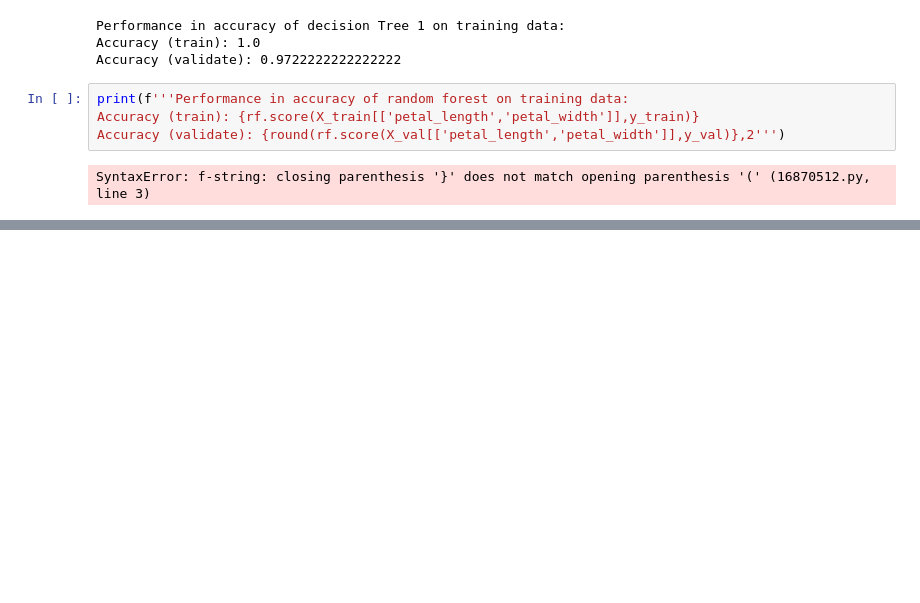
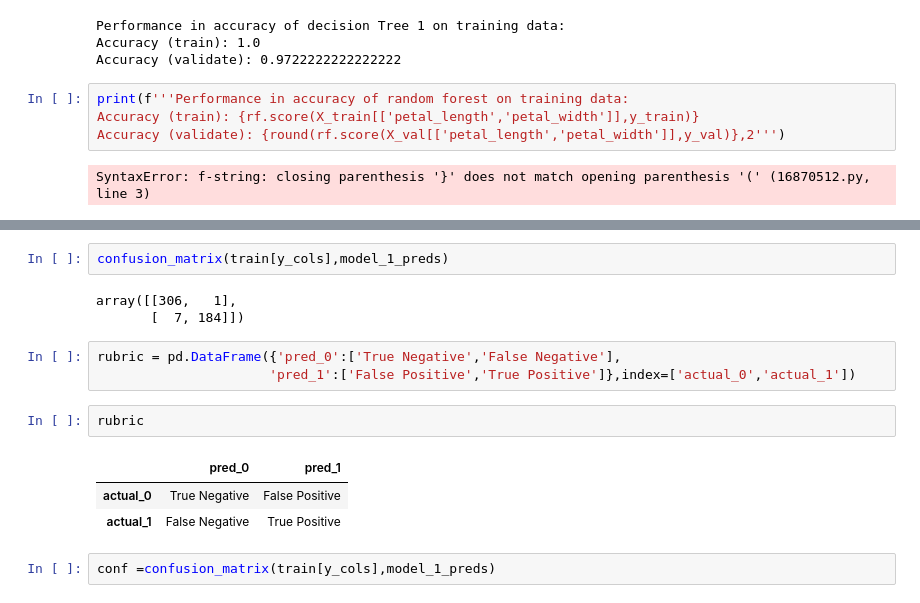
Before and after one commit to gabecavazos/classification-exercises, a Jupyter notebook: decision_tree.ipynb, the cells around one changed output, grey strips where cells are left out. Cells and saved outputs as stored; diff of their text form; blank space fills up the shorter version.

```diff
--- a/decision_tree.ipynb
+++ b/decision_tree.ipynb
@@ -275,0 +390,16 @@ titanic = pd.read_csv('titanic_df.csv')
+# %%
+confusion_matrix(train[y_cols],model_1_preds)
+# %% [output]
+array([[306,   1],
+       [  7, 184]])
+# %%
+rubric = pd.DataFrame({'pred_0':['True Negative','False Negative'],
+                      'pred_1':['False Positive','True Positive']},index=['actual_0','actual_1'])
+# %%
+rubric
+# %% [output]
+|  | pred_0 | pred_1 |
+| actual_0 | True Negative | False Positive |
+| actual_1 | False Negative | True Positive |
+# %%
+conf =confusion_matrix(train[y_cols],model_1_preds)
```
Also changed, not shown: parts of 33 cells of this notebook, 3 other files.
